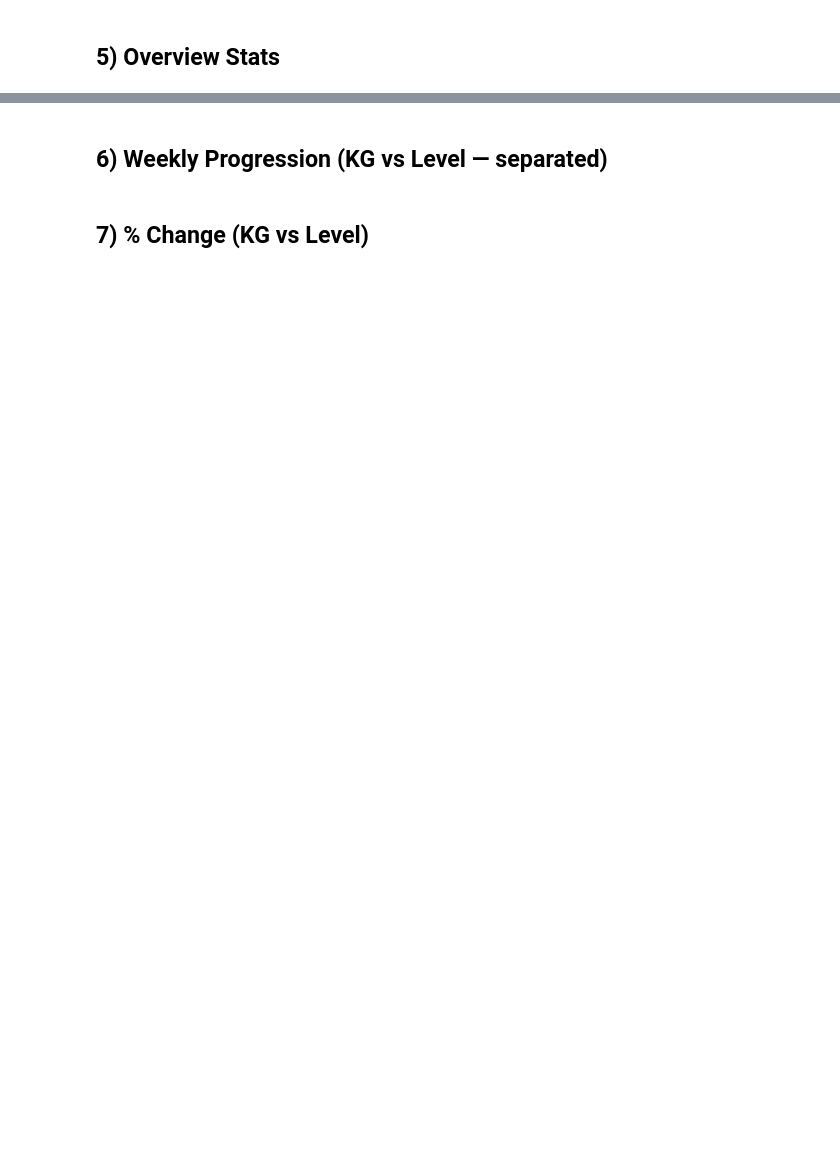
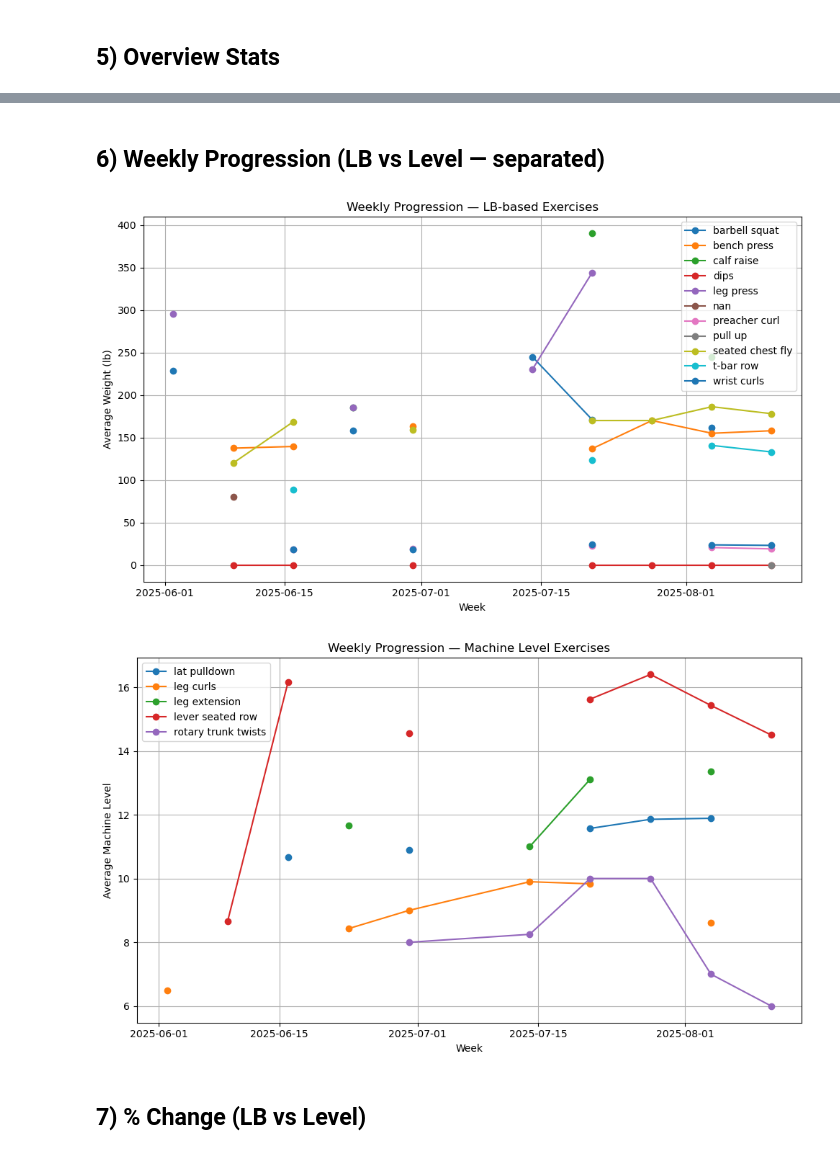
Before and after one commit to TroubledDreamer/workout-analytics, a Jupyter notebook: workout_analysis_clean.ipynb, the cells around one changed output, grey strips where cells are left out. Cells and saved outputs as stored; diff of their text form; code cells hidden in the pictures; blank space fills up the shorter version.

Commit message:
feat: add workout data analytics with cleaning, visualizations, and predictive models

```diff
--- a/workout_analysis_clean.ipynb
+++ b/workout_analysis_clean.ipynb
@@ -19,7 +19,7 @@ This notebook loads your workout CSV, cleans the data, and produces **variation-
 from pathlib import Path
 
 # Set your input CSV path here:
-CSV_PATH = Path("data/Workout Data - Sheet1.csv")  # change if needed
+CSV_PATH = Path("data/Workout Data - raw1.csv")  # change if needed
 
 # Output folder for CSVs/plots
 OUTDIR = Path("out")
@@ -100,9 +103,11 @@ def bar_chart(series: pd.Series, title: str, outfile: Path | None = None):
 # Load
 df = pd.read_csv(CSV_PATH)
 
+
+
 # Basic cleaning
 df["Date"] = pd.to_datetime(df["Date"], errors="coerce")
-for col in ["Reps", "Weight (kg)", "Set #"]:
+for col in ["Reps", "Weight (lb)", "Set #"]:
     if col in df:
         df[col] = pd.to_numeric(df[col], errors="coerce")
 
@@ -120,4 +125,18 @@ df.loc[mask_bp_nan, "Variation"] = "flat"
 
 print("Rows:", len(df))
 print("Date range:", df["Date"].min(), "→", df["Date"].max())
+
+df.loc[(df["Activity"] == "leg press calf raise"), "Activity"] = "calf raise"
+df.loc[(df["Activity"] == "wrist curls "), "Activity"] = "wrist curls"
+df.loc[(df["Activity"] == "calf raise "), "Activity"] = "calf raise"
+df.loc[(df["Activity"] == "dip"), "Activity"] = "dips"
+df.loc[(df["Activity"] == "preacher curls"), "Activity"] = "preacher curl"
+df.loc[(df["Activity"] == "chest fly"), "Activity"] = "seated chest fly"
+df.loc[(df["Activity"] == "hack raw"), "Activity"] = "leg press"
+df.loc[(df["Variation"] == "wide-grip"), "Variation"] = "wide"
+df.loc[(df["Variation"] == "one legged"), "Variation"] = "one leg"
+df.loc[(df["Activity"] == "bench press") & (df["Variation"].isna()), "Variation"] = "flat"
+df.loc[(df["Activity"] == "incline bench press"), "Variation"] = "incline"
+df.loc[(df["Activity"] == "incline bench press"), "Activity"] = "bench press"
+
 df.head()
@@ -129,18 +157,15 @@ df.head()
 machine_number_activities = [
     "leg curls",
     "lever seated row",
-    # "seated chest fly",   # moved to kg per your update
     "lat pulldown",
-    # "calf raise",         # moved to kg per your update
     "leg extension",
     "rotary trunk twists"
 ]
 
-df["Weight_Unit"] = df["Activity"].apply(lambda x: "level" if x in machine_number_activities else "kg")
+df["Weight_Unit"] = df["Activity"].apply(lambda x: "level" if x in machine_number_activities else "lb")
 
-# Manual fixes: ensure specific exercises are kg
-df.loc[df["Activity"] == "seated chest fly", "Weight_Unit"] = "kg"
-df.loc[df["Activity"] == "chest fly", "Weight_Unit"] = "kg"
-df.loc[df["Activity"] == "calf raise", "Weight_Unit"] = "kg"
+df.loc[df["Activity"] == "seated chest fly", "Weight_Unit"] = "lb"
+df.loc[df["Activity"] == "chest fly", "Weight_Unit"] = "lb"
+df.loc[df["Activity"] == "calf raise", "Weight_Unit"] = "lb"
 
 df.head()
@@ -160,26 +200,29 @@ pd.Series(info)
 # %% [markdown]
-## 6) Weekly Progression (KG vs Level — separated)
+## 6) Weekly Progression (LB vs Level — separated)
 # %%
 
-weekly_kg = weekly_pivot_by_unit(df, "kg")
+weekly_lb = weekly_pivot_by_unit(df, "lb")
 weekly_level = weekly_pivot_by_unit(df, "level")
 
-# Plot kg-based trends
+# Plot lb-based trends
 plt.figure(figsize=(10,6))
-for lift in weekly_kg.columns:
-    plt.plot(weekly_kg.index, weekly_kg[lift], marker="o", label=lift)
-plt.title("Weekly Progression — KG-based Exercises")
-plt.xlabel("Week"); plt.ylabel("Average Weight (kg)")
+for lift in weekly_lb.columns:
+    plt.plot(weekly_lb.index, weekly_lb[lift], marker="o", label=lift)
+plt.title("Weekly Progression — LB-based Exercises")
+plt.xlabel("Week"); plt.ylabel("Average Weight (lb)")
 plt.legend(); plt.grid(True); plt.tight_layout(); plt.show()
 
 # Plot level-based trends
 plt.figure(figsize=(10,6))
 for lift in weekly_level.columns:
     plt.plot(weekly_level.index, weekly_level[lift], marker="o", label=lift)
 plt.title("Weekly Progression — Machine Level Exercises")
 plt.xlabel("Week"); plt.ylabel("Average Machine Level")
 plt.legend(); plt.grid(True); plt.tight_layout(); plt.show()
+# %% [output]
+[figure, added]
+[figure, added]
 # %% [markdown]
-## 7) % Change (KG vs Level)
+## 7) % Change (LB vs Level)
 # %%
 
```
Also changed, not shown: parts of 27 cells of this notebook, 1 other file.
